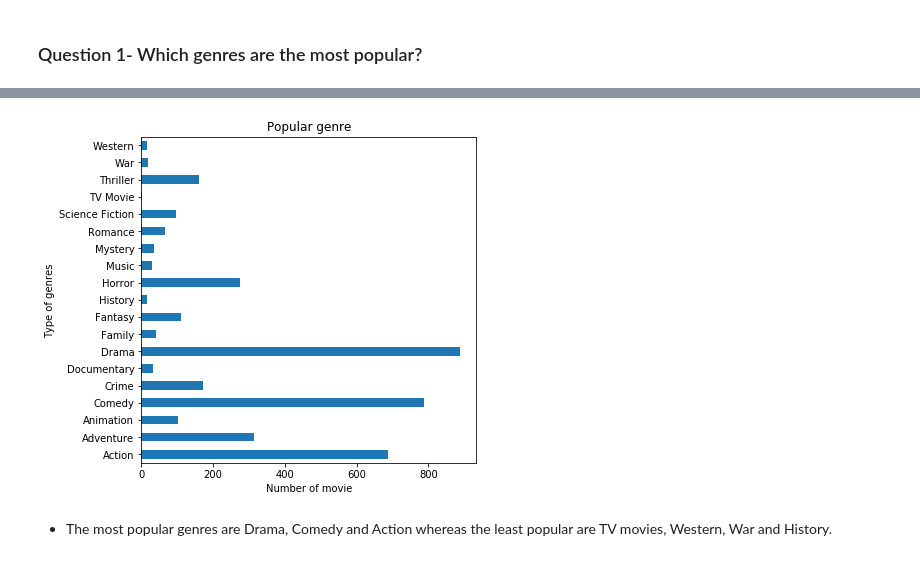
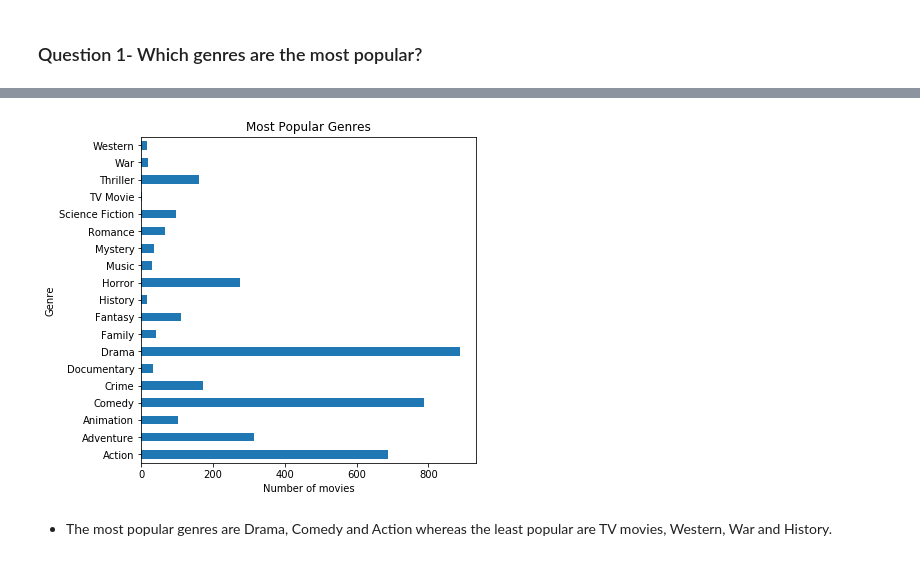
Before and after one commit to tmsubait/Udacity-DSND, a Jupyter notebook: TMDb_movie.ipynb, the cells around one changed output, grey strips where cells are left out. Cells and saved outputs as stored; diff of their text form; code cells hidden in the pictures.

```diff
--- a/TMDb_movie.ipynb
+++ b/TMDb_movie.ipynb
@@ -245,11 +245,11 @@ Name: release_year, dtype: int64
 # %%
 #Visualise the results
 chart = number_movies.plot.barh(figsize = (6,6))
-chart.set(title = 'Popular genre')
-chart.set_ylabel('Type of genres')
-chart.set_xlabel('Number of movie');
+chart.set(title = 'Most Popular Genres')
+chart.set_ylabel('Genre')
+chart.set_xlabel('Number of movies');
 # %% [output]
-[figure, old version]
+[figure, new version]
 # %% [markdown]
 - The most popular genres are Drama, Comedy and Action whereas the least popular are TV movies, Western, War and History.
 # %% [markdown]
```
Also changed, not shown: parts of 4 cells of this notebook.
